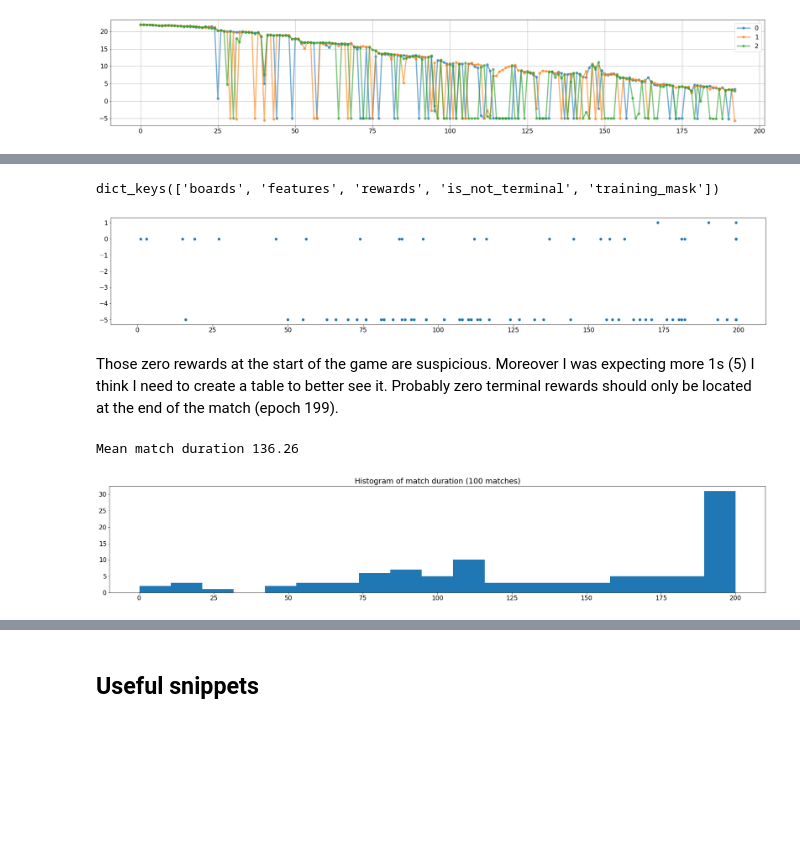
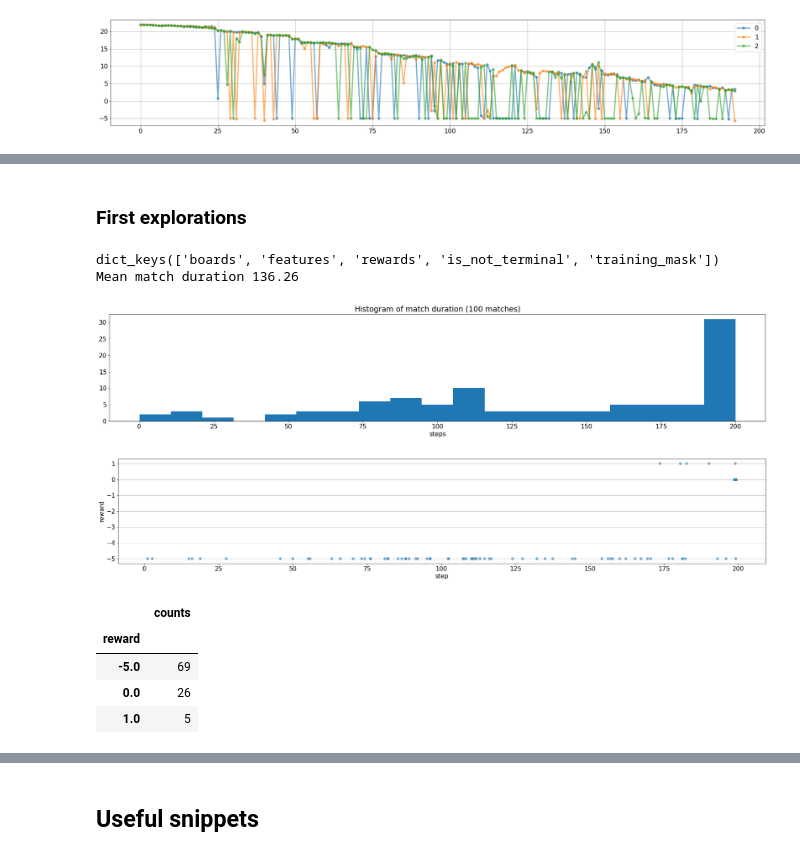
Before and after one commit to ironbar/hungry_geese, a Jupyter notebook: notebooks/010_ladder_of_agents_4.ipynb, the cells around one changed output, grey strips where cells are left out. Saved outputs shown, nothing was run; the diff lists cells and outputs as text; code cells hidden in the pictures; blank space fills up the shorter version.

Commit message:
first steps exploring train data

```diff
--- a/notebooks/010_ladder_of_agents_4.ipynb
+++ b/notebooks/010_ladder_of_agents_4.ipynb
@@ -485,25 +523,41 @@ plot_q_value(agents[COLOR_TO_INDEX['green']])
+# %%
+def terminal_reward_histogram(data):
+    terminal_rewards = get_terminal_reward(data)
+    plt.hist(terminal_rewards)
+
+def terminal_reward_dataframe(data):
+    terminal_rewards = get_terminal_reward(data)
+    values, counts = np.unique(terminal_rewards, return_counts=True)
+    df = pd.DataFrame(dict(counts=counts), index=values)
+    df.index.name = 'reward'
+    return df
+
+def get_terminal_reward(data):
+    terminal_idx = get_terminal_indices(data)
+    match_durations = get_match_durations(terminal_idx)
+    terminal_rewards = []
+    for rewards, mask in zip(data['rewards'][terminal_idx], data['training_mask'][terminal_idx]):
+        terminal_rewards.append(rewards[mask == 1])
+    terminal_rewards = [max(rewards) for rewards in terminal_rewards]
+    return terminal_rewards
+# %%
+def explore_train_data(filepath):
+    data = dict(**np.load(filepath))
+    print(data.keys())
+    match_duration_histogram(data); plt.show()
+    reward_vs_step_plot(data, jitter=0.2); plt.show()
+    return terminal_reward_dataframe(data)
+# %% [markdown]
+### First explorations
 # %%
-data = dict(**np.load('/mnt/hdd0/Kaggle/hungry_geese/models/39_more_trains_after_bugfix/02_epsilon_greedy_01_discount_factor_1/epoch_1182.npz'))
-data.keys()
+explore_train_data('/mnt/hdd0/Kaggle/hungry_geese/models/39_more_trains_after_bugfix/02_epsilon_greedy_01_discount_factor_1/epoch_1182.npz')
 # %% [output]
 dict_keys(['boards', 'features', 'rewards', 'is_not_terminal', 'training_mask'])
+Mean match duration 136.26
+[figure, added]
+[figure, added]
+|  | counts |
+| reward |  |
+| -5.0 | 69 |
+| 0.0 | 26 |
+| 1.0 | 5 |
-# %%
-terminal_rewards = []
-for rewards, mask in zip(data['rewards'][terminal_idx], data['training_mask']):
-    terminal_rewards.append(rewards[mask == 1])
-terminal_rewards = [max(rewards) for rewards in terminal_rewards]
-plt.scatter(match_durations, terminal_rewards);
-# %% [output]
-[figure, removed]
-# %% [markdown]
-Those zero rewards at the start of the game are suspicious. Moreover I was expecting more 1s (5) I think I need to create a table to better see it. Probably zero terminal rewards should only be located at the end of the match (epoch 199).
-# %%
-terminal_idx = np.arange(len(data['is_not_terminal']))[np.sum(data['is_not_terminal'], axis=1) == 0]
-match_durations = terminal_idx.copy()
-match_durations[1:] -= match_durations[:-1]
-plt.hist(match_durations, bins=np.linspace(0, 200, 20))
-plt.title('Histogram of match duration (%i matches)' % len(match_durations))
-print('Mean match duration', np.mean(match_durations))
-# %% [output]
-Mean match duration 136.26
-[figure, removed]
```
Also changed, not shown: parts of 12 cells of this notebook.
